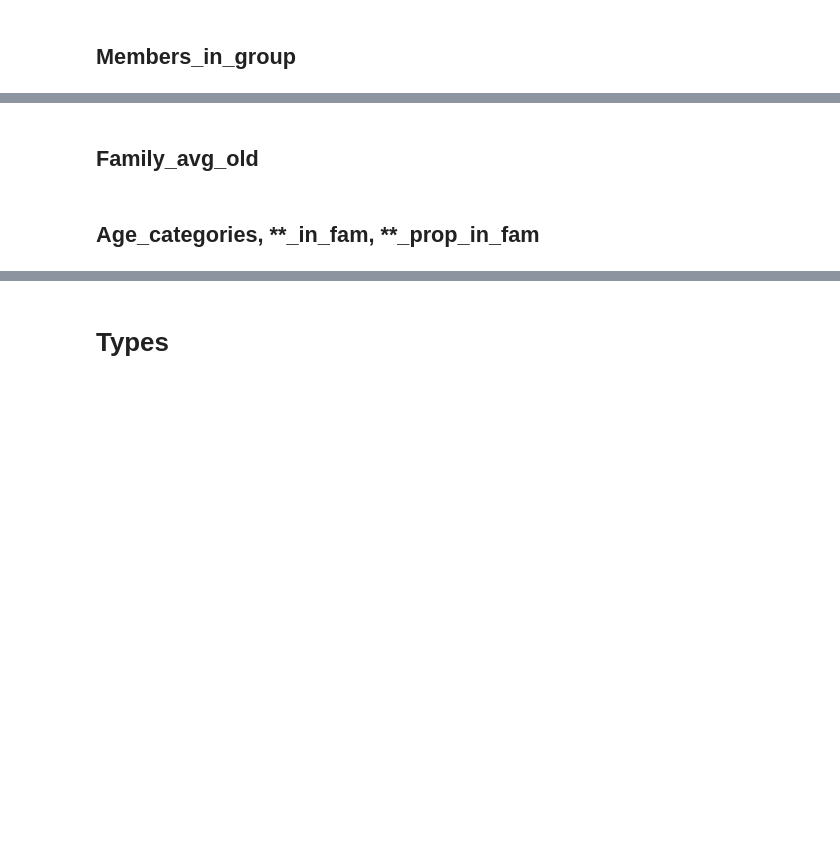
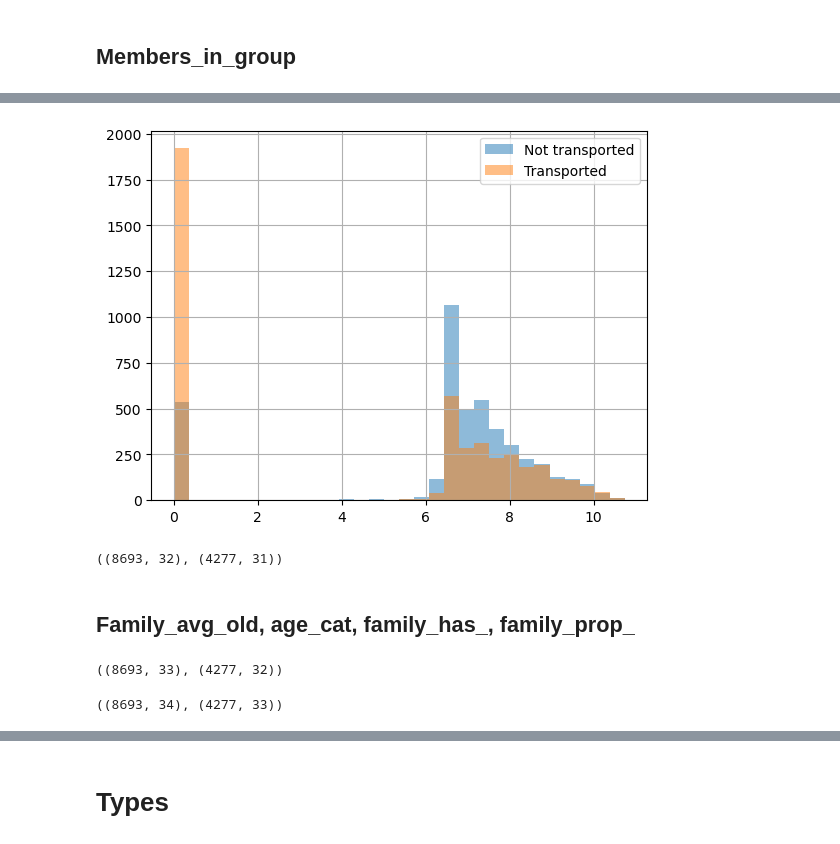
Before and after one commit to Sergey-Chursin/kaggle-spaceship-titanic-pytorch-catboost-stacking, a Jupyter notebook: notebooks/EDA. Feature_engineering.ipynb, the cells around one changed output, grey strips where cells are left out. Cells and saved outputs as stored; diff of their text form; code cells hidden in the pictures; blank space fills up the shorter version.

```diff
--- a/notebooks/EDA. Feature_engineering.ipynb
+++ b/notebooks/EDA. Feature_engineering.ipynb
@@ -1052,4 +1151,70 @@ df_test.shape
+# %%
+df_train[df_train["Transported"]==0]["family_spent_log"].hist(alpha=0.5, bins=30, label="Not transported")
+df_train[df_train["Transported"]==1]["family_spent_log"].hist(alpha=0.5, bins=30, label="Transported")
+plt.legend();
+# %% [output]
+[figure, added]
+# %%
+df_train["family_spent_per_member"] = df_train["family_total_spent"] / df_train["members_in_family"]
+df_test["family_spent_per_member"] = df_test["family_total_spent"] / df_test["members_in_family"]
+df_train.shape, df_test.shape
+# %% [output]
+((8693, 32), (4277, 31))
 # %% [markdown]
-## Family_avg_old
+## Family_avg_old, age_cat, family_has_**, family_prop_**
-# %% [markdown]
-## Age_categories, **_in_fam, **_prop_in_fam
+# %%
+group = (
+    df_train
+    .groupby("family_id")["Age"]
+    .mean()
+    .rename("family_avg_old")
+    .reset_index()
+)
+
+df_train = df_train.merge(
+    group,
+    on=["family_id"],
+    how="left"
+)
+
+group = (
+    df_test
+    .groupby("family_id")["Age"]
+    .mean()
+    .rename("family_avg_old")
+    .reset_index()
+)
+
+df_test = df_test.merge(
+    group,
+    on=["family_id"],
+    how="left"
+)
+
+df_train.shape, df_test.shape
+# %% [output]
+((8693, 33), (4277, 32))
+# %%
+bins = [0, 10, 20, 30, 40, 50, 60, df_train["Age"].max()]
+labels = ["0-10", "10-20", "20-30", "30-40", "40-50", "50-60", "60-max"]
+
+df_train["age_cat"] = pd.cut(
+    df_train["Age"],
+    bins=bins,
+    labels=labels,
+    include_lowest=True
+)
+
+
+bins = [0, 10, 20, 30, 40, 50, 60, df_test["Age"].max()]
+labels = ["0-10", "10-20", "20-30", "30-40", "40-50", "50-60", "60-max"]
+
+df_test["age_cat"] = pd.cut(
+    df_test["Age"],
+    bins=bins,
+    labels=labels,
+    include_lowest=True
+)
+df_train.shape, df_test.shape
+# %% [output]
+((8693, 34), (4277, 33))
```
Also changed, not shown: parts of 43 cells of this notebook.
